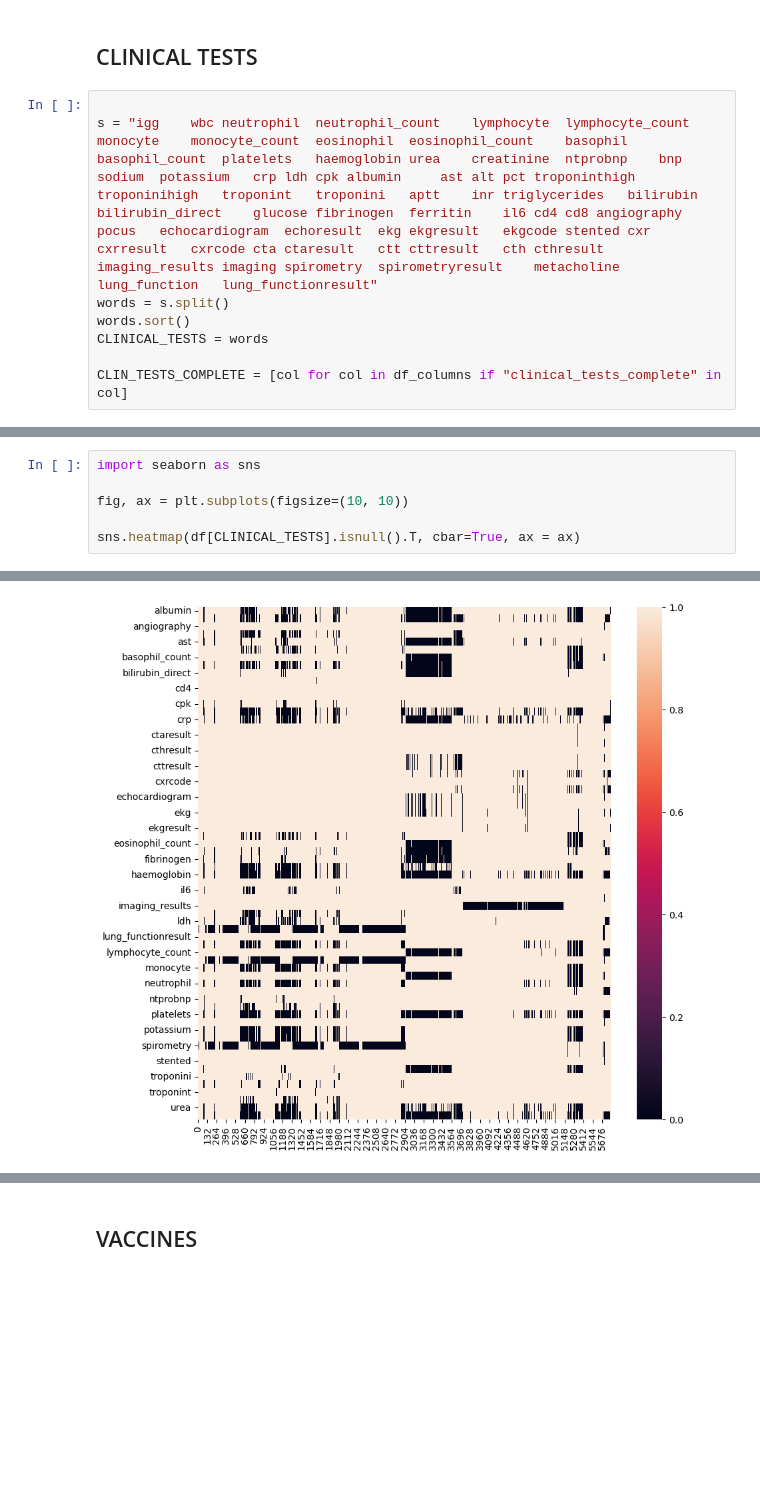
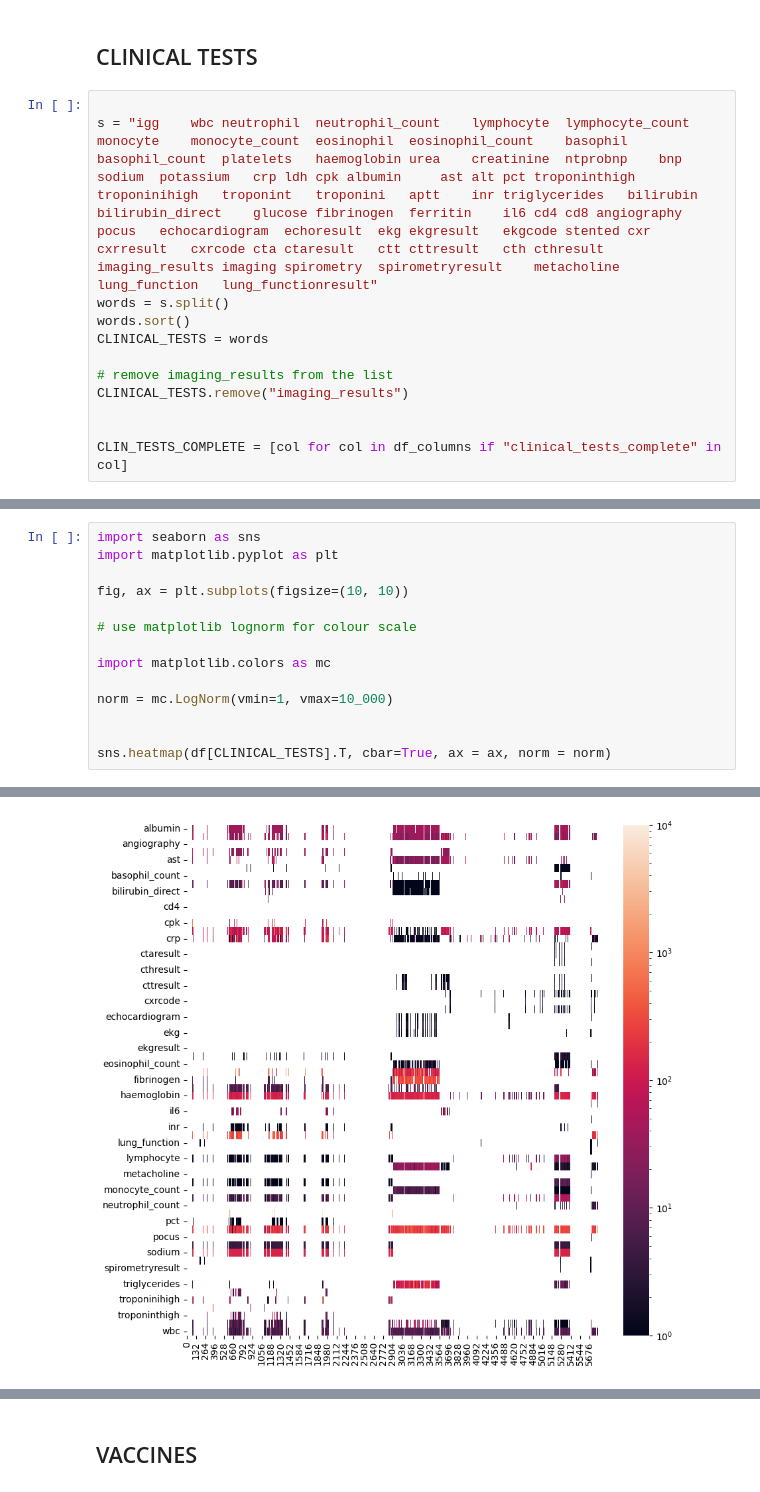
Before and after one commit to davidtweddell/lc_repo, a Jupyter notebook: 01-inspect-data.ipynb, the cells around one changed output, grey strips where cells are left out. Cells and saved outputs as stored; diff of their text form; blank space fills up the shorter version.

```diff
--- a/01-inspect-data.ipynb
+++ b/01-inspect-data.ipynb
@@ -106,5 +155,9 @@ words = s.split()
 words.sort()
 CLINICAL_TESTS = words
 
+# remove imaging_results from the list
+CLINICAL_TESTS.remove("imaging_results")
+
+
 CLIN_TESTS_COMPLETE = [col for col in df_columns if "clinical_tests_complete" in col]
 # %%
@@ -114,9 +235,17 @@ KeyError: 'CLINICAL_TESTS'
 # %%
 import seaborn as sns
+import matplotlib.pyplot as plt
 
 fig, ax = plt.subplots(figsize=(10, 10))
 
-sns.heatmap(df[CLINICAL_TESTS].isnull().T, cbar=True, ax = ax)
+# use matplotlib lognorm for colour scale
+
+import matplotlib.colors as mc
+
+norm = mc.LogNorm(vmin=1, vmax=10_000)
+
+
+sns.heatmap(df[CLINICAL_TESTS].T, cbar=True, ax = ax, norm = norm)
 # %% [output]
 <Axes: >
-[figure, old version]
+[figure, new version]
```
Also changed, not shown: parts of 21 cells of this notebook, 1 other file.
